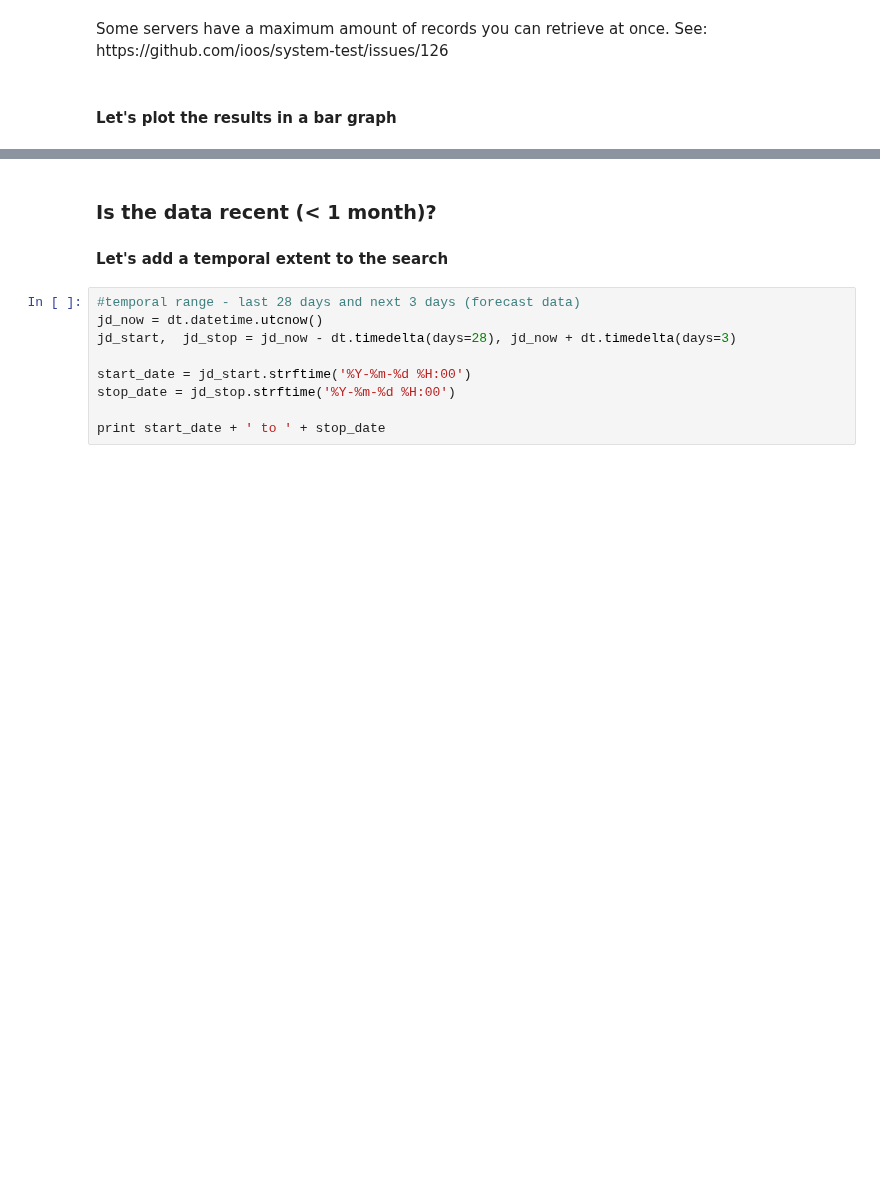
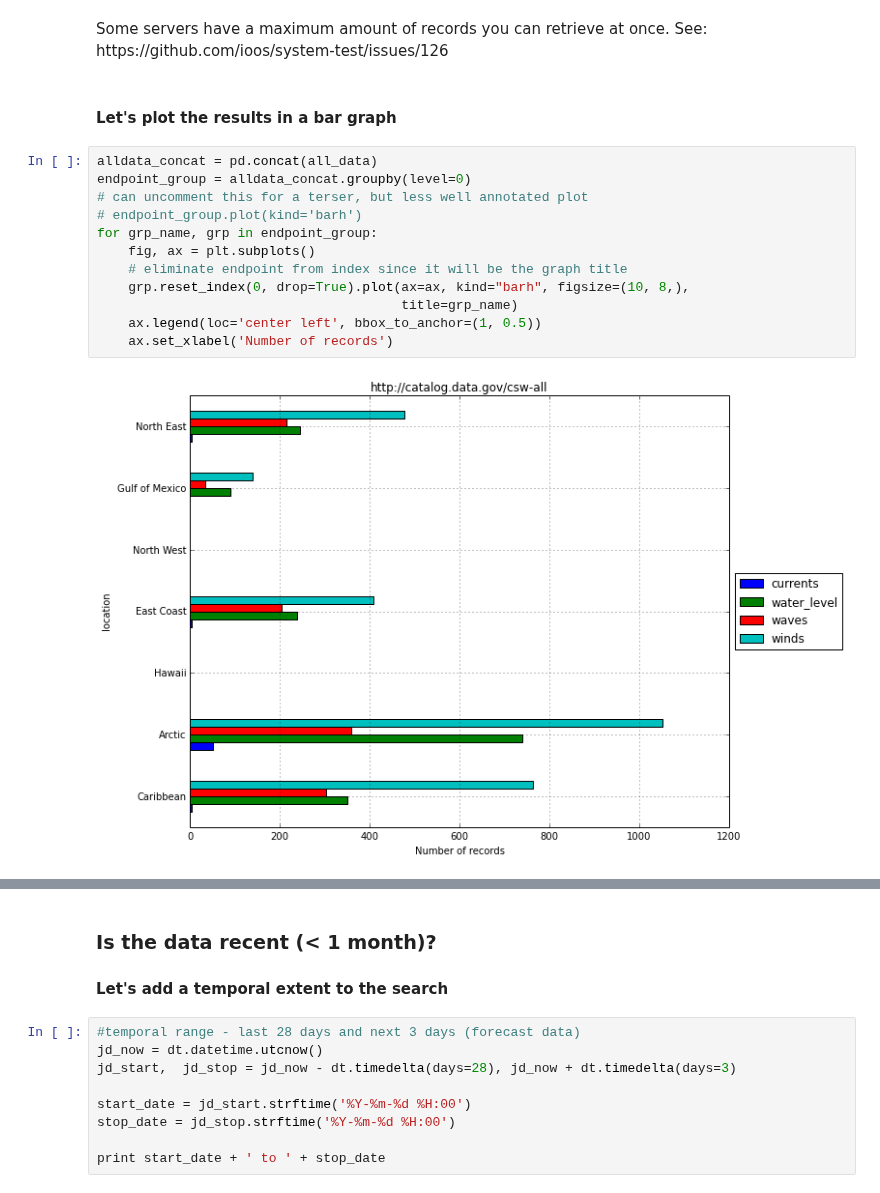
Before and after one commit to ioos/system-test, a Jupyter notebook: Theme_2_Extreme_Events/Scenario_2A/Comprehensive/test_multiple_endpoints_variables_locations.ipynb, the cells around one changed output, grey strips where cells are left out. Saved outputs shown, nothing was run; the diff lists cells and outputs as text; blank space fills up the shorter version.

```diff
--- a/Theme_2_Extreme_Events/Scenario_2A/Comprehensive/test_multiple_endpoints_variables_locations.ipynb
+++ b/Theme_2_Extreme_Events/Scenario_2A/Comprehensive/test_multiple_endpoints_variables_locations.ipynb
@@ -182,3 +201,17 @@ https://data.noaa.gov/csw
 <div class="error"> Some servers have a maximum amount of records you can retrieve at once. See: https://github.com/ioos/system-test/issues/126</div>
 # %% [markdown]
 #### Let's plot the results in a bar graph
+# %%
+alldata_concat = pd.concat(all_data)
+endpoint_group = alldata_concat.groupby(level=0)
+# can uncomment this for a terser, but less well annotated plot
+# endpoint_group.plot(kind='barh')
+for grp_name, grp in endpoint_group:
+    fig, ax = plt.subplots()
+    # eliminate endpoint from index since it will be the graph title
+    grp.reset_index(0, drop=True).plot(ax=ax, kind="barh", figsize=(10, 8,),
+                                       title=grp_name)
+    ax.legend(loc='center left', bbox_to_anchor=(1, 0.5))
+    ax.set_xlabel('Number of records')
+# %% [output]
+[figure, added]
```
Also changed, not shown: parts of 13 cells of this notebook, 1 other file.
